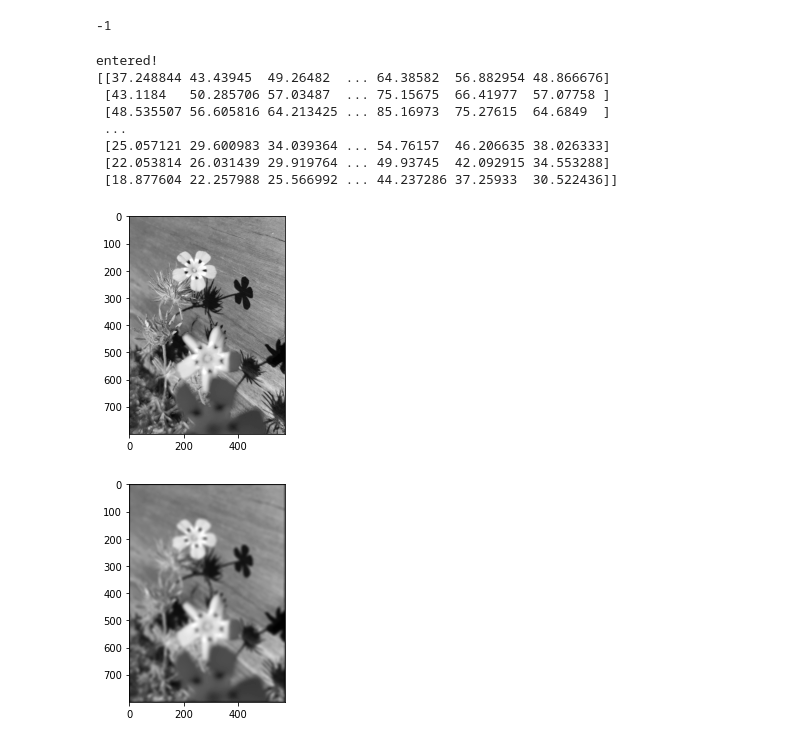
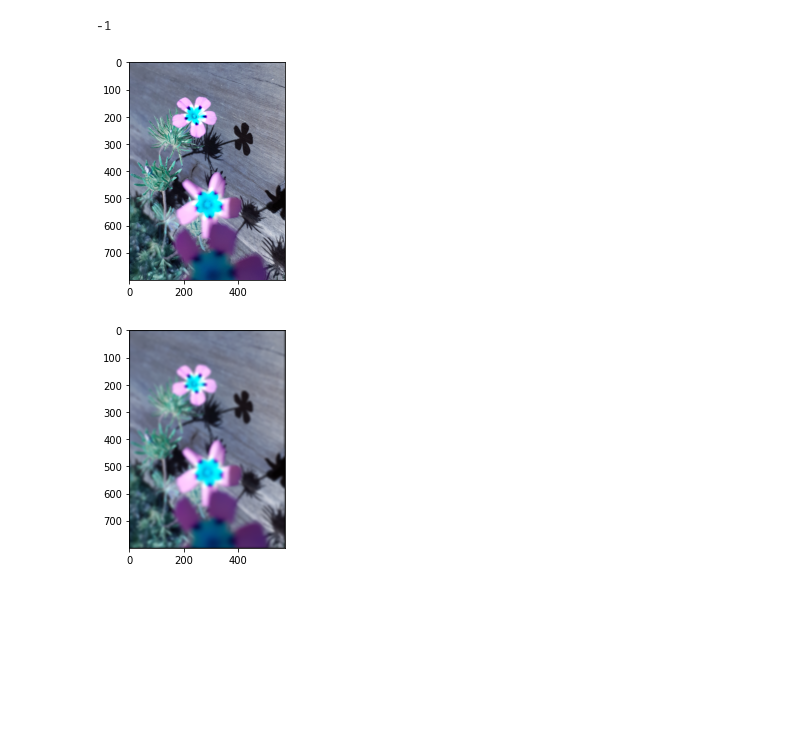
Before and after one commit to Avic3nna/CV2021_image_processing, a Jupyter notebook: hw1_playground.ipynb, the cells around one changed output. Drawn from its saved outputs; the diff is of its cells as text; code cells hidden in the pictures; blank space fills up the shorter version.

```diff
--- a/hw1_playground.ipynb
+++ b/hw1_playground.ipynb
@@ -29,44 +29,33 @@ cv2.waitKey(0)
 # %%
 #task 1 test
 
 from hw1 import convolution
 import helpers
 import util
 import cv2
 import numpy as np
 
-img = cv2.imread("./images/flowers.png", cv2.COLOR_BGR2GRAY)
-
-img = cv2.cvtColor(img, cv2.COLOR_BGR2GRAY)
-
+img = cv2.imread("./images/flowers.png")
 
 
 k_size1 = 15
 k_size2 = 15
-sigma = 5
+sigma = 4
 kernel = helpers.matlab_style_gauss2D(shape=(k_size1, k_size1), sigma = sigma)
 
 #kernel = np.array([[-1, 0, 1], [-2, 0, 2], [-1, 0, 1]])
 #img = np.asarray(img)
 
 result = convolution(img, kernel, k_size1, k_size2, add = False, in_place=False)
 
 
 cv2.imwrite('og_gray.png', img)
 cv2.imwrite('blur_gray.png', result)
 helpers.plotImage(img, 'gray')
 helpers.plotImage(result, 'gray')
 # %% [output]
-entered!
-[[37.248844 43.43945  49.26482  ... 64.38582  56.882954 48.866676]
- [43.1184   50.285706 57.03487  ... 75.15675  66.41977  57.07758 ]
- [48.535507 56.605816 64.213425 ... 85.16973  75.27615  64.6849  ]
- ...
- [25.057121 29.600983 34.039364 ... 54.76157  46.206635 38.026333]
- [22.053814 26.031439 29.919764 ... 49.93745  42.092915 34.553288]
- [18.877604 22.257988 25.566992 ... 44.237286 37.25933  30.522436]]
-[figure, old version]
+[figure, new version]
-[figure, old version]
+[figure, new version]
 # %%
 #task 2 test
 
```
Also changed, not shown: parts of 9 cells of this notebook, 27 other files.
